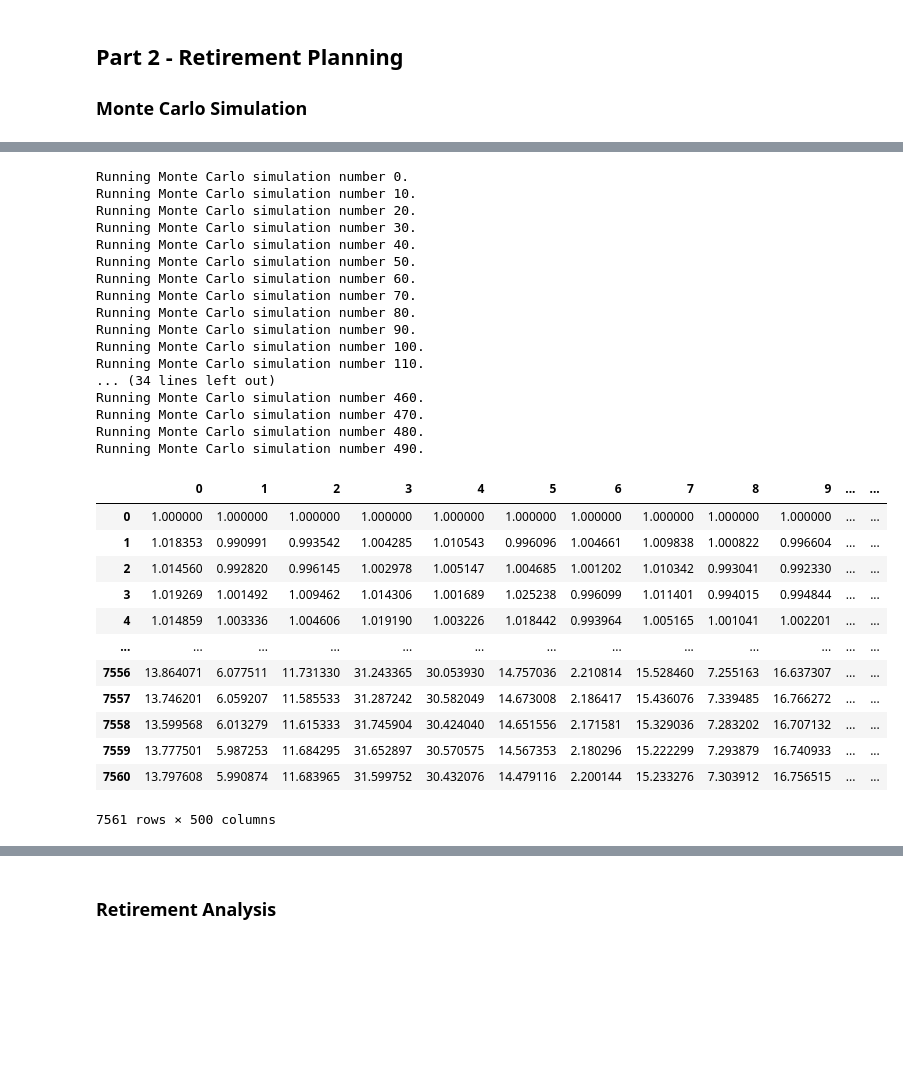
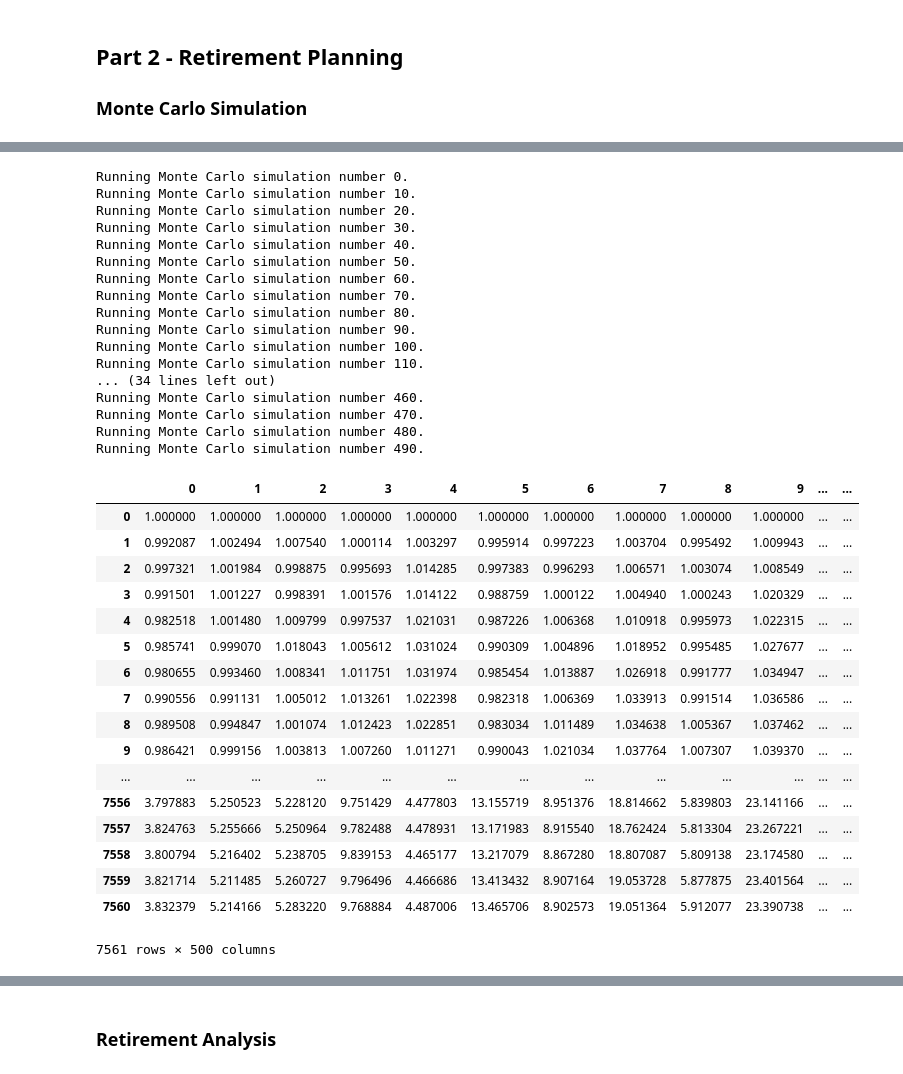
Before and after one commit to aalfiler/API_homework, a Jupyter notebook: Code/financial-planner.ipynb, the cells around one changed output, grey strips where cells are left out. Drawn from its saved outputs; the diff is of its cells as text; code cells hidden in the pictures; blank space fills up the shorter version.

```diff
--- a/Code/financial-planner.ipynb
+++ b/Code/financial-planner.ipynb
@@ -216,10 +213,15 @@ start_date = pd.Timestamp('2015-08-07', tz='America/New_York').isoformat()
 end_date = pd.Timestamp('2020-08-07', tz='America/New_York').isoformat()
 # %%
 # Get 5 years' worth of historical data for SPY and AGG
-# YOUR CODE HERE!
+df_spy_agg = alpaca.get_barset(
+    tickers,
+    timeframe,
+    start=start_date,
+    end=end_date
+).df
 
 # Display sample data
-df_stock_data.head()
+df_spy_agg.head()
 # %% [output]
 |  | AGG |  |  |  |  | SPY |  |  |  |  |
 |  | open | high | low | close | volume | open | high | low | close | volume |
@@ -228,3 +231,6 @@ df_stock_data.head()
 | 2015-08-11 00:00:00-04:00 | 109.42 | 109.5765 | 109.284 | 109.42 | 1420907.0 | 208.98 | 209.47 | 207.76 | 208.63 | 88424557 |
 | 2015-08-12 00:00:00-04:00 | 109.55 | 109.7100 | 109.350 | 109.36 | 1468979.0 | 207.11 | 209.14 | 205.36 | 208.89 | 136171450 |
 | 2015-08-13 00:00:00-04:00 | 109.36 | 109.3651 | 109.110 | 109.15 | 1465173.0 | 208.73 | 209.55 | 208.01 | 208.63 | 77197796 |
+# %%
+df_spy_agg.index = df_spy_agg.index.date # dropping time
+df_spy_agg.head()
@@ -231,3 +245,3 @@ df_stock_data.head()
 # %%
 # Configuring a Monte Carlo simulation to forecast 30 years cumulative returns
-# YOUR CODE HERE!
+num_sims = 500
@@ -244,0 +248,9 @@ df_stock_data.head()
+# %%
+# Printing the simulation input data
+MC_spy_agg = MCSimulation(
+    portfolio_data = df_spy_agg,
+    num_simulation = num_sims,
+    num_trading_days = 252*30
+)
+
+MC_spy_agg.portfolio_data.head()
@@ -245,36 +265,41 @@ df_stock_data.head()
 # %%
 # Running a Monte Carlo simulation to forecast 30 years cumulative returns
-# YOUR CODE HERE!
+MC_spy_agg.calc_cumulative_return()
 # %% [output]
 Running Monte Carlo simulation number 0.
 Running Monte Carlo simulation number 10.
 Running Monte Carlo simulation number 20.
 Running Monte Carlo simulation number 30.
 Running Monte Carlo simulation number 40.
 Running Monte Carlo simulation number 50.
 Running Monte Carlo simulation number 60.
 Running Monte Carlo simulation number 70.
 Running Monte Carlo simulation number 80.
 Running Monte Carlo simulation number 90.
 Running Monte Carlo simulation number 100.
 Running Monte Carlo simulation number 110.
 ... (34 lines left out)
 Running Monte Carlo simulation number 460.
 Running Monte Carlo simulation number 470.
 Running Monte Carlo simulation number 480.
 Running Monte Carlo simulation number 490.
 |  | 0 | 1 | 2 | 3 | 4 | 5 | 6 | 7 | 8 | 9 | ... | ... |
 | 0 | 1.000000 | 1.000000 | 1.000000 | 1.000000 | 1.000000 | 1.000000 | 1.000000 | 1.000000 | 1.000000 | 1.000000 | ... | ... |
-| 1 | 1.018353 | 0.990991 | 0.993542 | 1.004285 | 1.010543 | 0.996096 | 1.004661 | 1.009838 | 1.000822 | 0.996604 | ... | ... |
-| 2 | 1.014560 | 0.992820 | 0.996145 | 1.002978 | 1.005147 | 1.004685 | 1.001202 | 1.010342 | 0.993041 | 0.992330 | ... | ... |
-| 3 | 1.019269 | 1.001492 | 1.009462 | 1.014306 | 1.001689 | 1.025238 | 0.996099 | 1.011401 | 0.994015 | 0.994844 | ... | ... |
-| 4 | 1.014859 | 1.003336 | 1.004606 | 1.019190 | 1.003226 | 1.018442 | 0.993964 | 1.005165 | 1.001041 | 1.002201 | ... | ... |
+| 1 | 0.992087 | 1.002494 | 1.007540 | 1.000114 | 1.003297 | 0.995914 | 0.997223 | 1.003704 | 0.995492 | 1.009943 | ... | ... |
+| 2 | 0.997321 | 1.001984 | 0.998875 | 0.995693 | 1.014285 | 0.997383 | 0.996293 | 1.006571 | 1.003074 | 1.008549 | ... | ... |
+| 3 | 0.991501 | 1.001227 | 0.998391 | 1.001576 | 1.014122 | 0.988759 | 1.000122 | 1.004940 | 1.000243 | 1.020329 | ... | ... |
+| 4 | 0.982518 | 1.001480 | 1.009799 | 0.997537 | 1.021031 | 0.987226 | 1.006368 | 1.010918 | 0.995973 | 1.022315 | ... | ... |
+| 5 | 0.985741 | 0.999070 | 1.018043 | 1.005612 | 1.031024 | 0.990309 | 1.004896 | 1.018952 | 0.995485 | 1.027677 | ... | ... |
+| 6 | 0.980655 | 0.993460 | 1.008341 | 1.011751 | 1.031974 | 0.985454 | 1.013887 | 1.026918 | 0.991777 | 1.034947 | ... | ... |
+| 7 | 0.990556 | 0.991131 | 1.005012 | 1.013261 | 1.022398 | 0.982318 | 1.006369 | 1.033913 | 0.991514 | 1.036586 | ... | ... |
+| 8 | 0.989508 | 0.994847 | 1.001074 | 1.012423 | 1.022851 | 0.983034 | 1.011489 | 1.034638 | 1.005367 | 1.037462 | ... | ... |
+| 9 | 0.986421 | 0.999156 | 1.003813 | 1.007260 | 1.011271 | 0.990043 | 1.021034 | 1.037764 | 1.007307 | 1.039370 | ... | ... |
 | ... | ... | ... | ... | ... | ... | ... | ... | ... | ... | ... | ... | ... |
-| 7556 | 13.864071 | 6.077511 | 11.731330 | 31.243365 | 30.053930 | 14.757036 | 2.210814 | 15.528460 | 7.255163 | 16.637307 | ... | ... |
-| 7557 | 13.746201 | 6.059207 | 11.585533 | 31.287242 | 30.582049 | 14.673008 | 2.186417 | 15.436076 | 7.339485 | 16.766272 | ... | ... |
-| 7558 | 13.599568 | 6.013279 | 11.615333 | 31.745904 | 30.424040 | 14.651556 | 2.171581 | 15.329036 | 7.283202 | 16.707132 | ... | ... |
-| 7559 | 13.777501 | 5.987253 | 11.684295 | 31.652897 | 30.570575 | 14.567353 | 2.180296 | 15.222299 | 7.293879 | 16.740933 | ... | ... |
-| 7560 | 13.797608 | 5.990874 | 11.683965 | 31.599752 | 30.432076 | 14.479116 | 2.200144 | 15.233276 | 7.303912 | 16.756515 | ... | ... |
+| 7556 | 3.797883 | 5.250523 | 5.228120 | 9.751429 | 4.477803 | 13.155719 | 8.951376 | 18.814662 | 5.839803 | 23.141166 | ... | ... |
+| 7557 | 3.824763 | 5.255666 | 5.250964 | 9.782488 | 4.478931 | 13.171983 | 8.915540 | 18.762424 | 5.813304 | 23.267221 | ... | ... |
+| 7558 | 3.800794 | 5.216402 | 5.238705 | 9.839153 | 4.465177 | 13.217079 | 8.867280 | 18.807087 | 5.809138 | 23.174580 | ... | ... |
+| 7559 | 3.821714 | 5.211485 | 5.260727 | 9.796496 | 4.466686 | 13.413432 | 8.907164 | 19.053728 | 5.877875 | 23.401564 | ... | ... |
+| 7560 | 3.832379 | 5.214166 | 5.283220 | 9.768884 | 4.487006 | 13.465706 | 8.902573 | 19.051364 | 5.912077 | 23.390738 | ... | ... |
 7561 rows × 500 columns
 # %%
 # Plot simulation outcomes
```
Also changed, not shown: parts of 10 cells of this notebook.
